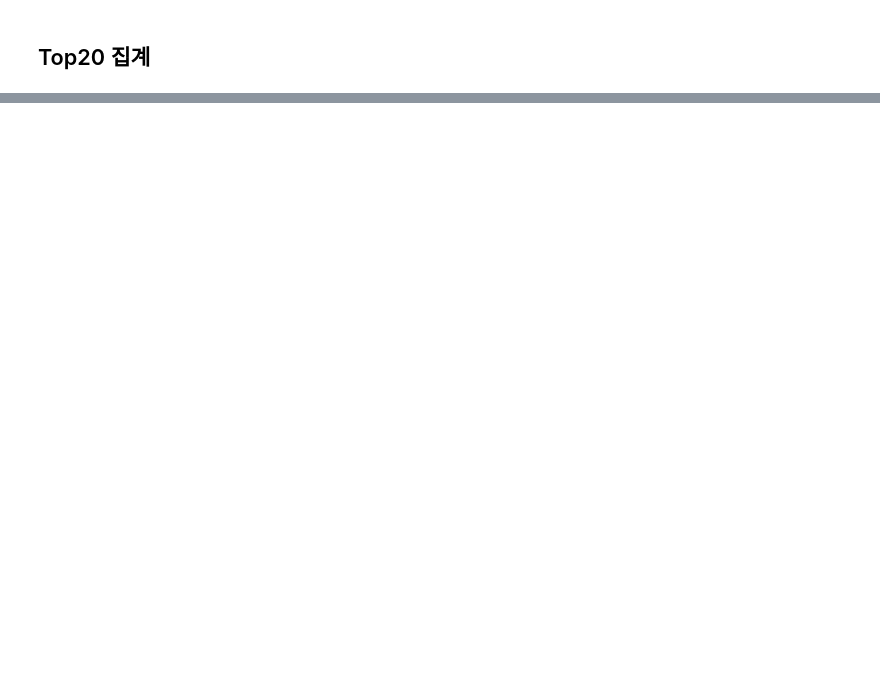
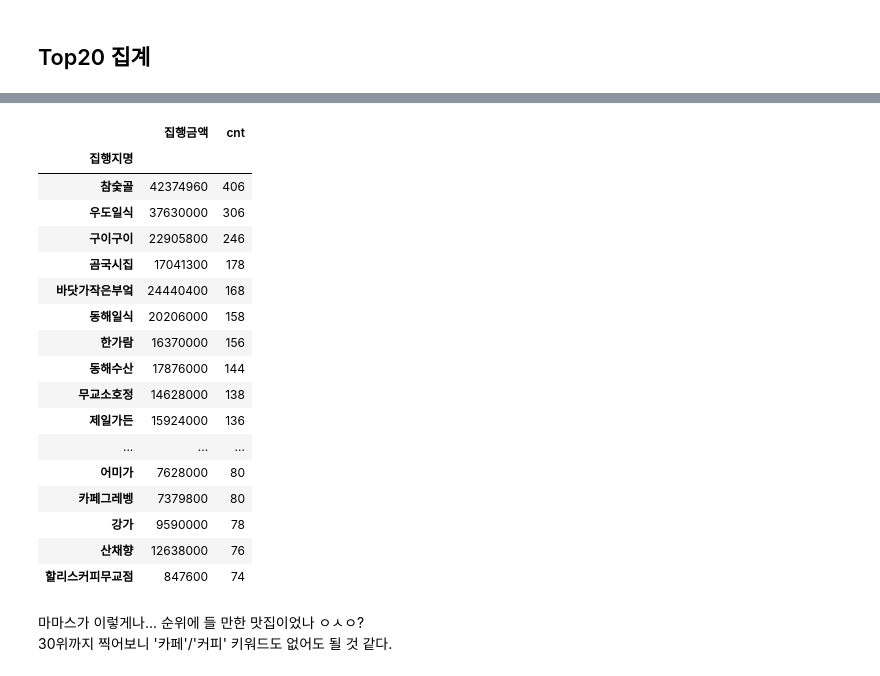
Before and after one commit to jy617lee/popular_restaurants_from_officials, a Jupyter notebook: web_crawling.ipynb, the cells around one changed output, grey strips where cells are left out. Saved outputs shown, nothing was run; the diff lists cells and outputs as text; code cells hidden in the pictures; blank space fills up the shorter version.

```diff
--- a/web_crawling.ipynb
+++ b/web_crawling.ipynb
@@ -340,0 +363,29 @@ df_copy.groupby('집행지명').sum().sort_values(by='cnt', ascending=False)[:20
+# %%
+df_copy = df_copy[df_copy['집행지명'].str.contains('파리바게[트뜨]') == False]
+df_copy = df_copy[df_copy['집행지명'].str.contains('시청') == False]
+df_copy = df_copy[df_copy['집행지명'].str.contains('스타벅스') == False]
+# %%
+df_copy.groupby('집행지명')['집행지명', '집행금액', 'cnt'].sum().sort_values(by='cnt', ascending=False)[:30]
+# %% [output]
+|  | 집행금액 | cnt |
+| 집행지명 |  |  |
+| 참숯골 | 42374960 | 406 |
+| 우도일식 | 37630000 | 306 |
+| 구이구이 | 22905800 | 246 |
+| 곰국시집 | 17041300 | 178 |
+| 바닷가작은부엌 | 24440400 | 168 |
+| 동해일식 | 20206000 | 158 |
+| 한가람 | 16370000 | 156 |
+| 동해수산 | 17876000 | 144 |
+| 무교소호정 | 14628000 | 138 |
+| 제일가든 | 15924000 | 136 |
+| ... | ... | ... |
+| 어미가 | 7628000 | 80 |
+| 카페그레벵 | 7379800 | 80 |
+| 강가 | 9590000 | 78 |
+| 산채향 | 12638000 | 76 |
+| 할리스커피무교점 | 847600 | 74 |
+# %% [markdown]
+마마스가 이렇게나... 순위에 들 만한 맛집이었나 ㅇㅅㅇ?
+<br>
+30위까지 찍어보니 '카페'/'커피' 키워드도 없어도 될 것 같다.
```
Also changed, not shown: parts of 26 cells of this notebook.
